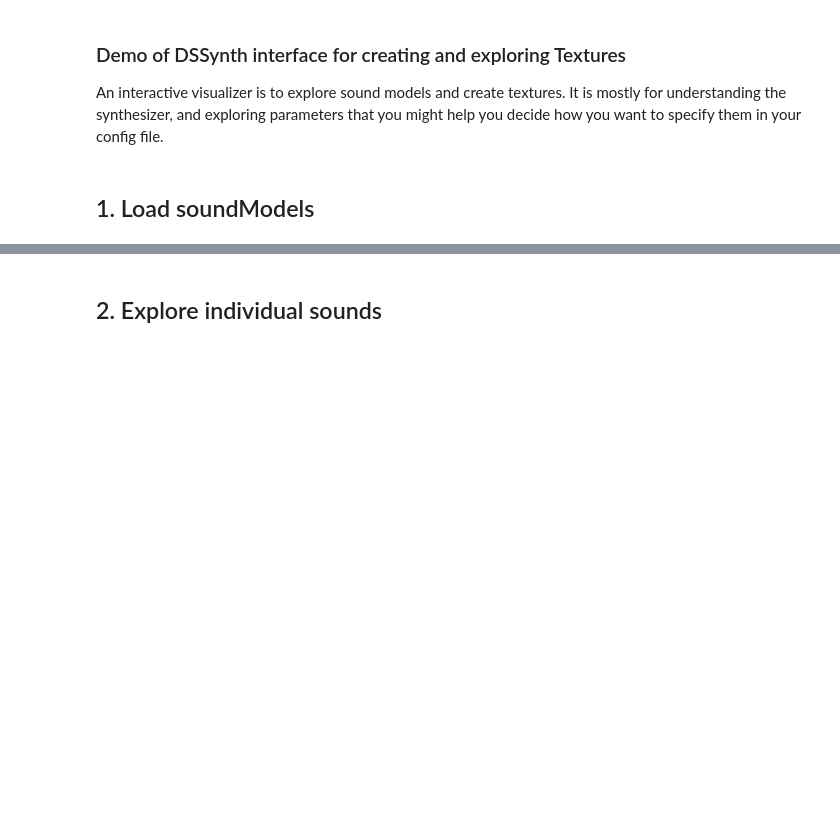
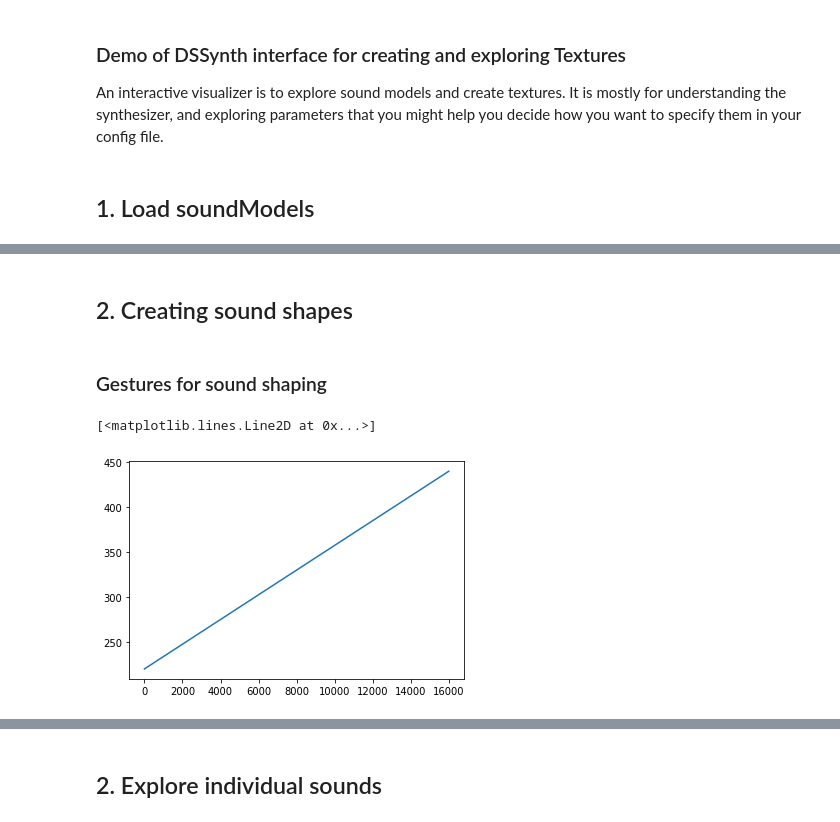
Before and after one commit to prashanthtr/DSGenerator, a Jupyter notebook: TextureVisualization-notebook.ipynb, the cells around one changed output, grey strips where cells are left out. Cells and saved outputs as stored; diff of their text form; code cells hidden in the pictures; blank space fills up the shorter version.

Commit message:
git envelopes and generic gesture in DSGen. added rudimnetary engine sounds

```diff
--- a/TextureVisualization-notebook.ipynb
+++ b/TextureVisualization-notebook.ipynb
@@ -38,0 +41,16 @@ soundModels
+# %% [markdown]
+## 2. Creating sound shapes
+# %% [markdown]
+### Gestures for sound shaping
+# %%
+# Gestures: A transformation function specifying changes about an aspect of a sound.
+# Gestures: Amplitude envelopes and frequency sweeps.
+# Gestures are part of the generic synth model
+#Gesture : start,stop, cutoff, numSamples
+
+amp_env = SI.gesture(0.4,0.05, 1, 16000)
+freq_sweep = SI.gesture(220, 440, 1, 16000)
+plt.plot(freq_sweep)
+# %% [output]
+[<matplotlib.lines.Line2D at 0x...>]
+[figure, added]
```
Also changed, not shown: parts of 20 cells of this notebook, 4 other files.
